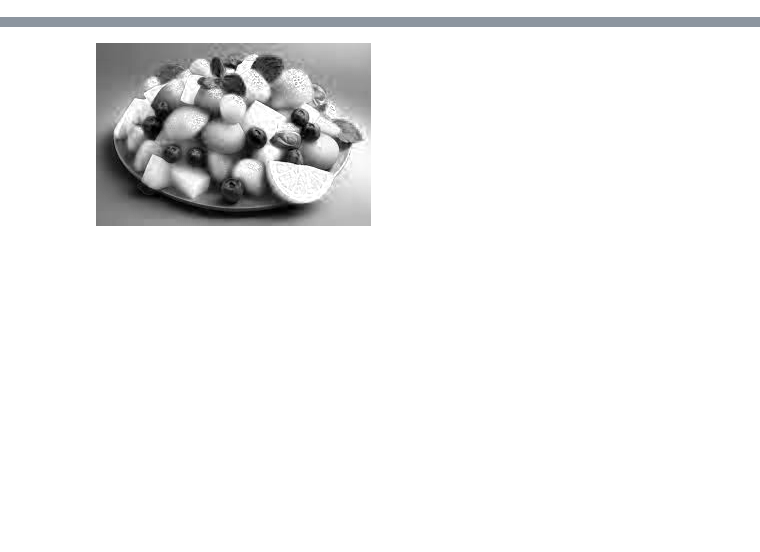
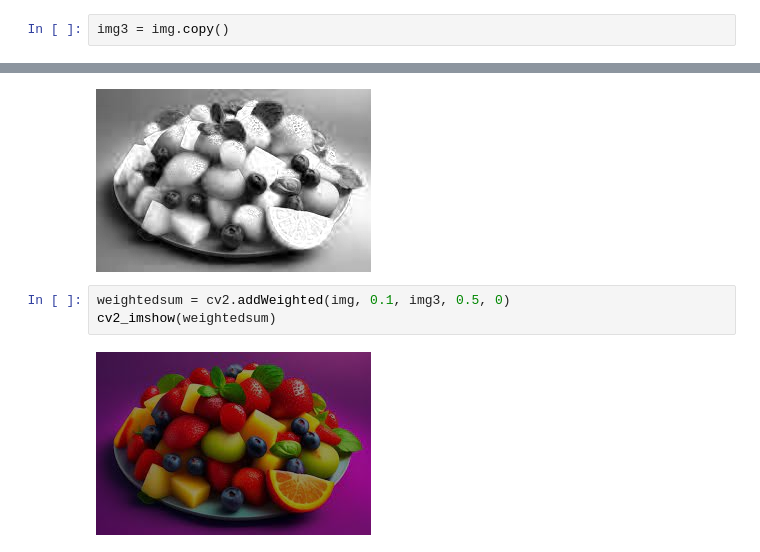
Before and after one commit to gplinkage/Excercises, a Jupyter notebook: Open_CV_Basics.ipynb, the cells around one changed output, grey strips where cells are left out. Cells and saved outputs as stored; diff of their text form; blank space fills up the shorter version.

```diff
--- a/Open_CV_Basics.ipynb
+++ b/Open_CV_Basics.ipynb
@@ -45,6 +46,8 @@ array([[ 62,  62,  62, ..., 116, 116, 116],
 cv2_imshow(img)
 # %% [output]
 [figure]
+# %%
+img3 = img.copy()
 # %%
 img2= cv2.imread('fruit_example.jpg', 0)
 cv2.imwrite('fruit_example_gray.jpg', img2)
@@ -64,3 +67,8 @@ cv2_imshow(R)
 [figure]
 [figure]
 [figure]
+# %%
+weightedsum = cv2.addWeighted(img, 0.1, img3, 0.5, 0)
+cv2_imshow(weightedsum)
+# %% [output]
+[figure, added]
```
Also changed, not shown: parts of 5 cells of this notebook.
